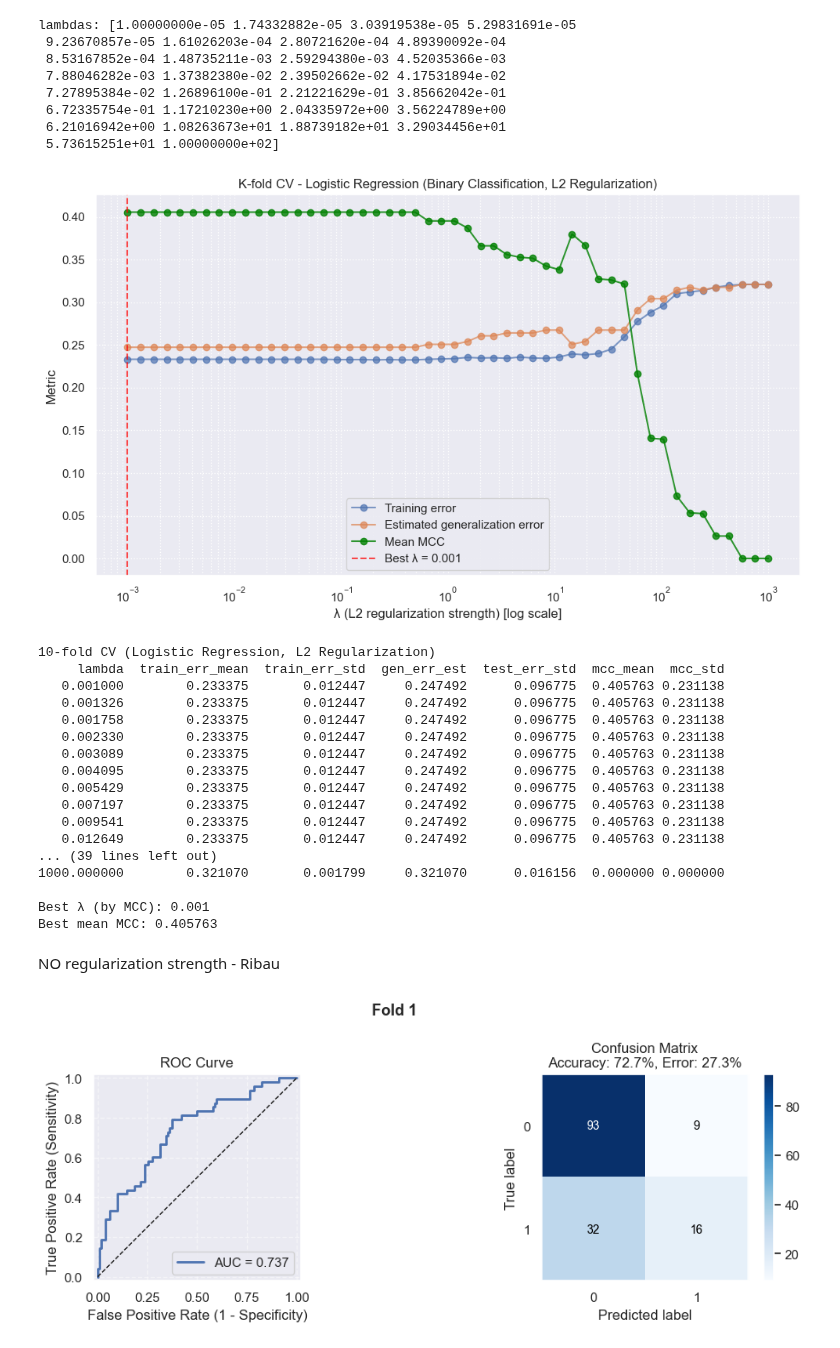
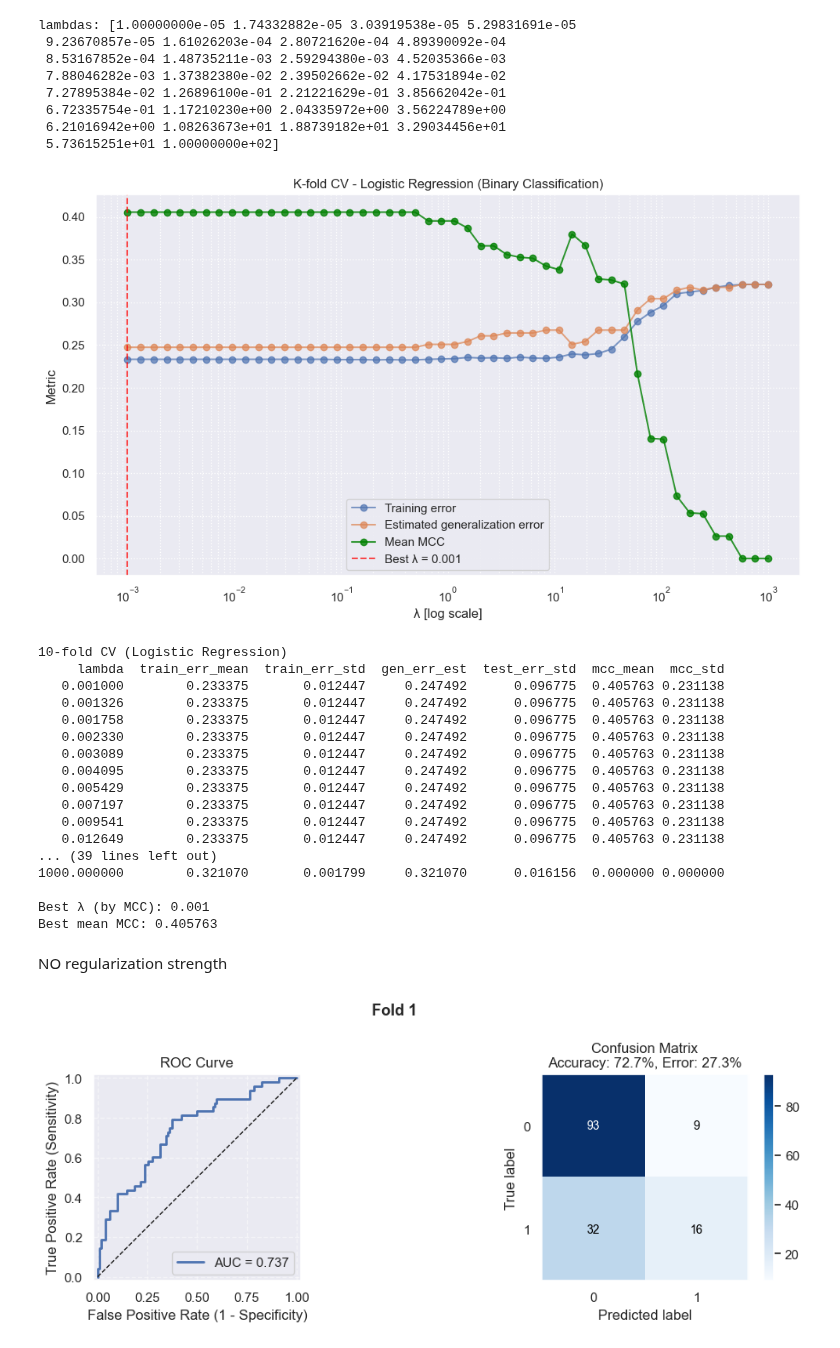
Before and after one commit to andregodinhodtu/02452---Machine-Learning---Project, a Jupyter notebook: report_2/code/notebooks/classification/1_class_logistic_regression.ipynb, the cells around one changed output. Saved outputs shown, nothing was run; the diff lists cells and outputs as text; code cells hidden in the pictures.

```diff
--- a/report_2/code/notebooks/classification/1_class_logistic_regression.ipynb
+++ b/report_2/code/notebooks/classification/1_class_logistic_regression.ipynb
@@ -424,38 +424,38 @@ cv_table = pd.DataFrame({
 })
 
 best_idx = np.argmax(cv_table["mcc_mean"])
 best_lambda = cv_table.loc[best_idx, "lambda"]
 best_mcc = cv_table.loc[best_idx, "mcc_mean"]
 
 # Plot CV results (Classification error + MCC)
 plt.figure(figsize=(10, 6))
 
 # Classification error
 plt.semilogx(lambdas, cv_table["train_err_mean"], "o-", label="Training error", alpha=0.7)
 plt.semilogx(lambdas, cv_table["gen_err_est"], "o-", label="Estimated generalization error", alpha=0.7)
 
 # MCC
 plt.semilogx(lambdas, cv_table["mcc_mean"], "o-", color="green", label="Mean MCC", alpha=0.8)
 
 # Mark best λ based on MCC
 plt.axvline(best_lambda, linestyle="--", color="red", alpha=0.7, label=f"Best λ = {best_lambda:.3g}")
 
-plt.xlabel("λ (L2 regularization strength) [log scale]")
+plt.xlabel("λ [log scale]")
 plt.ylabel("Metric")
-plt.title("K-fold CV - Logistic Regression (Binary Classification, L2 Regularization)")
+plt.title("K-fold CV - Logistic Regression (Binary Classification)")
 plt.legend()
 plt.grid(True, which="both", ls=":")
 plt.tight_layout()
 plt.show()
 
 # Print Results
-print("10-fold CV (Logistic Regression, L2 Regularization)")
+print("10-fold CV (Logistic Regression)")
 print(cv_table.to_string(index=False, float_format=lambda v: f"{v:.6f}"))
 print(f"\nBest λ (by MCC): {best_lambda:.6g}")
 print(f"Best mean MCC: {best_mcc:.6f}")
 # %% [output]
-[figure, old version]
+[figure, new version]
-10-fold CV (Logistic Regression, L2 Regularization)
+10-fold CV (Logistic Regression)
      lambda  train_err_mean  train_err_std  gen_err_est  test_err_std  mcc_mean  mcc_std
    0.001000        0.233375       0.012447     0.247492      0.096775  0.405763 0.231138
    0.001326        0.233375       0.012447     0.247492      0.096775  0.405763 0.231138
@@ -473,7 +473,7 @@ print(f"Best mean MCC: {best_mcc:.6f}")
 Best λ (by MCC): 0.001
 Best mean MCC: 0.405763
 # %% [markdown]
-NO regularization strength - Ribau
+NO regularization strength
 # %%
 K = 2
 
```
Also changed, not shown: 1 other file.
